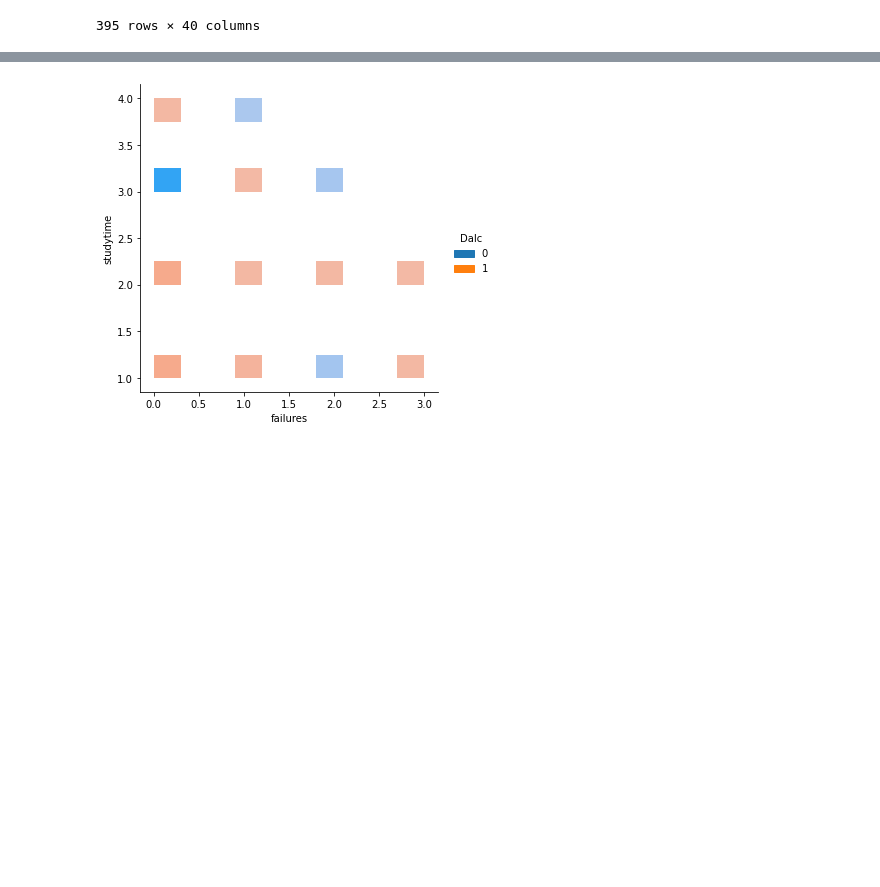
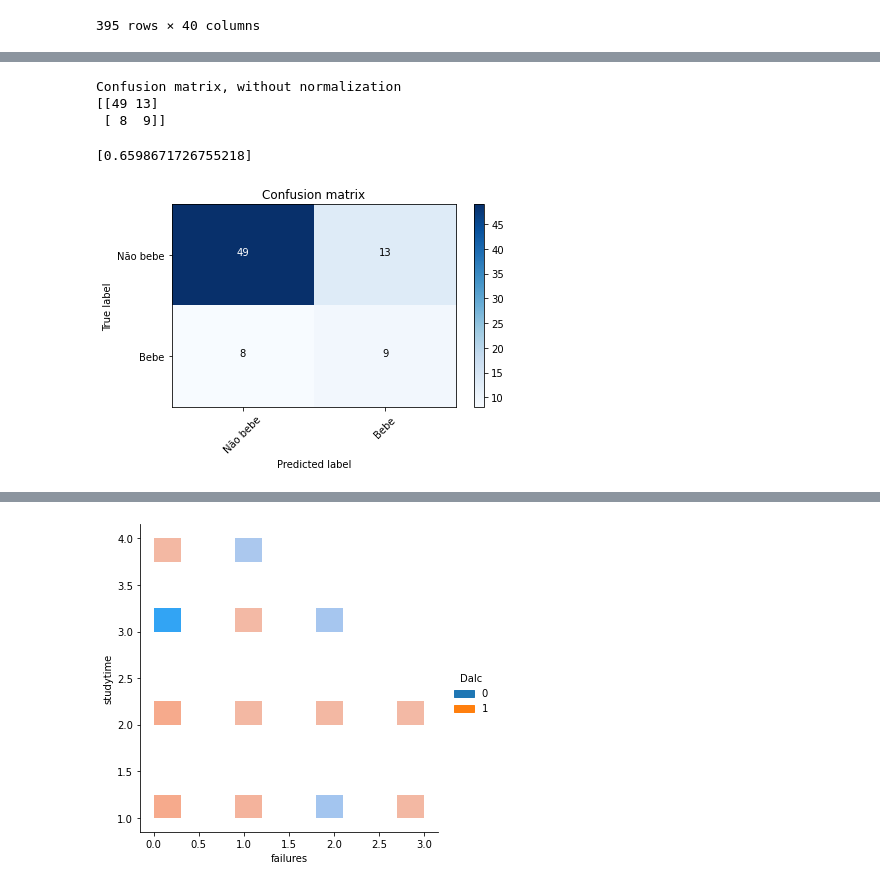
Before and after one commit to victorbombarda/Manipulacao_Dados_Avaliacao, a Jupyter notebook: Intro_Crisp_DM.ipynb, the cells around one changed output, grey strips where cells are left out. Saved outputs shown, nothing was run; the diff lists cells and outputs as text; code cells hidden in the pictures; blank space fills up the shorter version.

```diff
--- a/Intro_Crisp_DM.ipynb
+++ b/Intro_Crisp_DM.ipynb
@@ -432,0 +458,12 @@ Confusion matrix, without normalization
+# %%
+#PASSIVE AGRESSIVE ALGORITHM
+PAC = PassiveAggressiveClassifier().fit(X_train,Y_train)
+y_pred = PAC.predict(X_test)
+PAC.score(X_test, Y_test)
+clf_eval(PAC, X_test, Y_test)
+# %% [output]
+Confusion matrix, without normalization
+[[49 13]
+ [ 8  9]]
+[0.6598671726755218]
+[figure, added]
```
Also changed, not shown: parts of 27 cells of this notebook.
